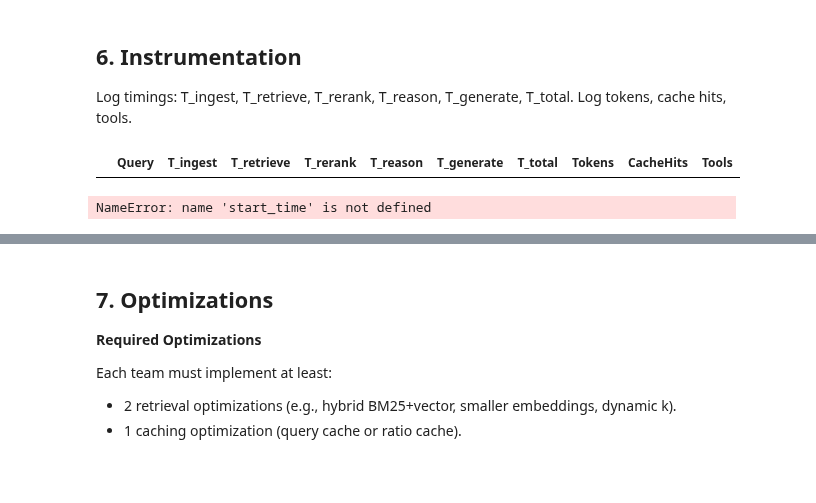
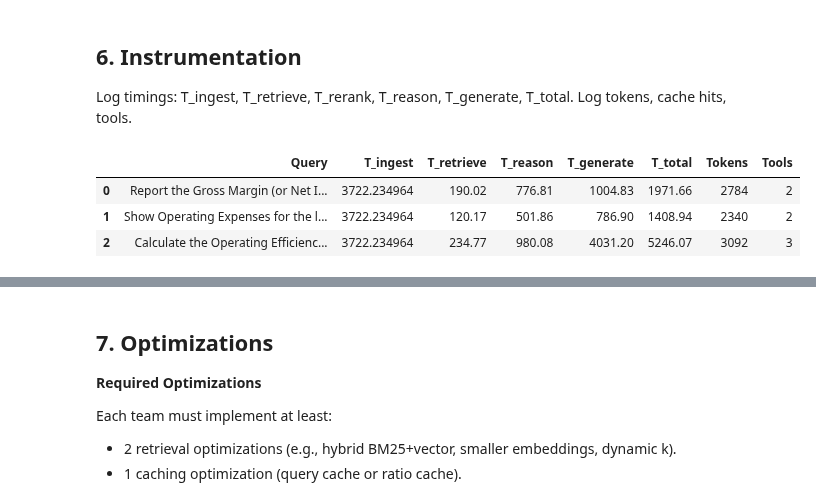
Before and after one commit to Marcusayay/PTO_ICT3113_Grp11, a Jupyter notebook: Agent_CFO_Project_V4_TEST.ipynb, the cells around one changed output, grey strips where cells are left out. Cells and saved outputs as stored; diff of their text form; code cells hidden in the pictures; blank space fills up the shorter version.

Commit message:
Token & Tool Usage Logged

```diff
--- a/Agent_CFO_Project_V4_TEST.ipynb
+++ b/Agent_CFO_Project_V4_TEST.ipynb
@@ -3483,28 +3544,9 @@ Results: ./data_marker/bench_react_agent_cfo_parallel.json
 
 Log timings: T_ingest, T_retrieve, T_rerank, T_reason, T_generate, T_total. Log tokens, cache hits, tools.
 # %%
-# Example instrumentation schema
-import pandas as pd
-logs = pd.DataFrame(columns=['Query','T_ingest','T_retrieve','T_rerank','T_reason','T_generate','T_total','Tokens','CacheHits','Tools'])
 logs
 # %% [output]
-|  | Query | T_ingest | T_retrieve | T_rerank | T_reason | T_generate | T_total | Tokens | CacheHits | Tools |
+|  | Query | T_ingest | T_retrieve | T_reason | T_generate | T_total | Tokens | Tools |
+| 0 | Report the Gross Margin (or Net I... | 3722.234964 | 190.02 | 776.81 | 1004.83 | 1971.66 | 2784 | 2 |
+| 1 | Show Operating Expenses for the l... | 3722.234964 | 120.17 | 501.86 | 786.90 | 1408.94 | 2340 | 2 |
+| 2 | Calculate the Operating Efficienc... | 3722.234964 | 234.77 | 980.08 | 4031.20 | 5246.07 | 3092 | 3 |
-# %%
-result = react_agent.run(query, enable_parallel=True)
-
-# Extract timings
-timings = result.get('timings', {})
-
-# Append to logs DataFrame
-new_log = pd.DataFrame([{
-    'Query': query,
-    'T_retrieve': timings.get('T_retrieve', 0),
-    'T_reason': timings.get('T_reason', 0),
-    'T_generate': timings.get('T_generate', 0),
-    'T_total': timings.get('T_total', 0),
-    'Tools': len(result.get('tool_calls', []))
-}])
-
-logs = pd.concat([logs, new_log], ignore_index=True)
-# %% [output]
-NameError: name 'start_time' is not defined
```
Also changed, not shown: parts of 2 cells of this notebook, 2 other files.
